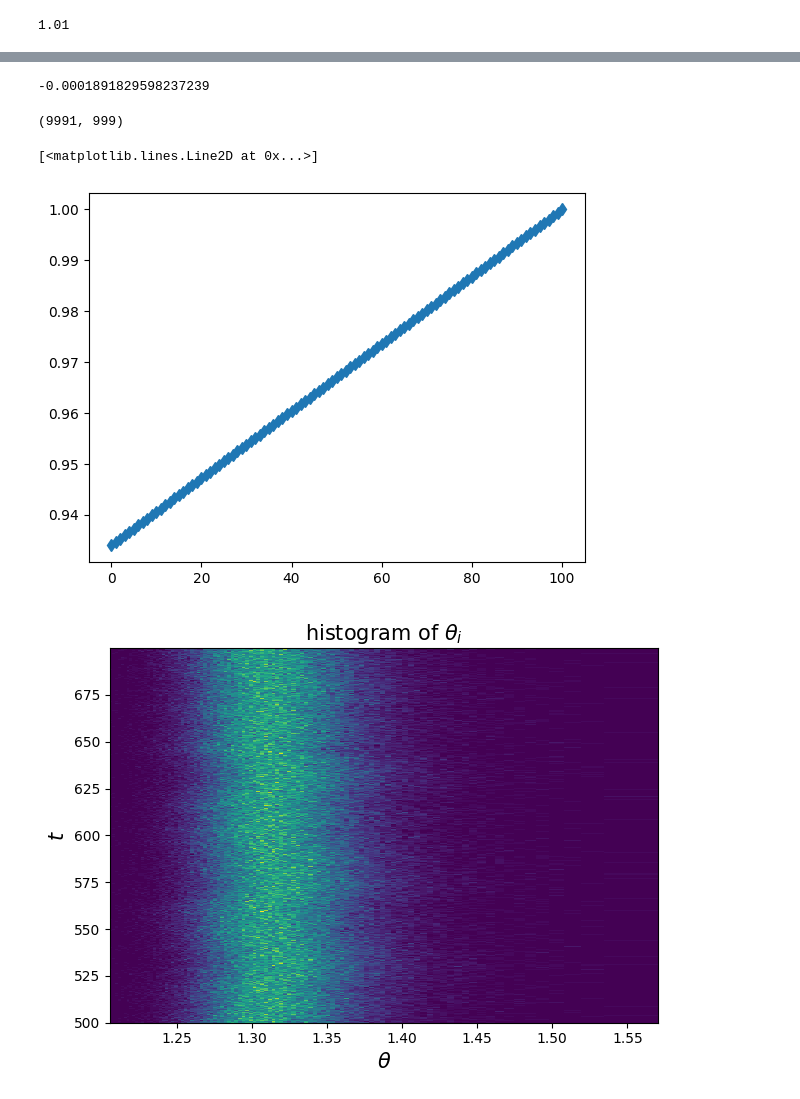
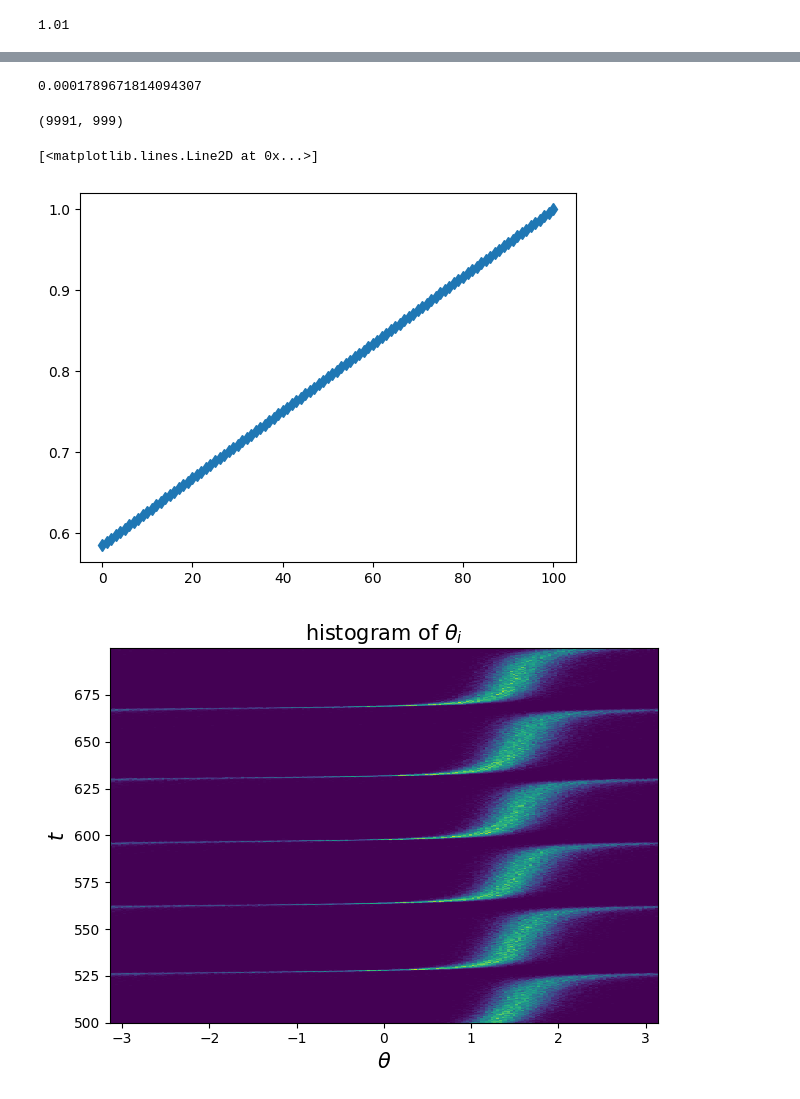
Before and after one commit to Gug-Young/Active_Rotator, a Jupyter notebook: 231229 Simulation SDE.ipynb, the cells around one changed output, grey strips where cells are left out. Drawn from its saved outputs; the diff is of its cells as text; code cells hidden in the pictures.

```diff
--- a/231229 Simulation SDE.ipynb
+++ b/231229 Simulation SDE.ipynb
@@ -124,7 +125,7 @@ K = 1
 t_end = 1000
 dt = 0.1
 t = np.arange(0, t_end+dt/2, dt)
-D = 0.1
+D = 0.3
 b = 1.01
 # sol = RKHG(Kuramoto_mf,theta_random,t,D, args=(omega, N, K))
 # sol = RKHG(Kuramoto_mf,theta_random,t,D, args=(omega, N, K))
@@ -195,7 +193,7 @@ plt.plot(avg_dtheta[-1])
 # %%
 np.mean(avg_dtheta[-1])
 # %% [output]
--0.0001891829598237239
+0.0001789671814094307
 # %%
 avg_dtheta.shape
 # %% [output]
@@ -206,25 +204,30 @@ b_theta = np.arcsin(b_)
 plt.plot(b_,'d')
 # %% [output]
 [<matplotlib.lines.Line2D at 0x...>]
-[figure, old version]
+[figure, new version]
 # %%
-A = theta_s%(2*np.pi)
+A = (theta_s+np.pi)%(2*np.pi)-np.pi
 # %%
-h,b_ = np.histogram(A[len(t)//2,:],bins=100)
+h,b_ = np.histogram(np.linspace(-np.pi,np.pi),bins=200)
+# h,b_ = np.histogram(A[len(t)//2,:],bins=100)
 hs = []
 for i in range(2000):
     h,_ = np.histogram(A[len(t)//2+i,:],bins=b_)
     hs.append(h)
 hs = np.array(hs)
+# b_theta = np.arcsin(b_)
+# %%
+b_theta = b_
 # %%
 plt.pcolormesh(b_theta,t[len(t)//2:len(t)//2+2000],hs[1:])
 plt.gca().set_aspect('auto')
 plt.ylabel(r'$t$',fontsize=15)
 plt.xlabel(r'$\theta$',fontsize=15)
 plt.title(r'histogram of $\theta_i$',fontsize=15)
+plt.xlim(-np.pi,np.pi)
 plt.tight_layout()
 # %% [output]
-[figure, old version]
+[figure, new version]
 # %%
 
 plt.hist(np.sin(theta_s[len(t)//2,:]),bins=100)
```
Also changed, not shown: parts of 12 cells of this notebook.
